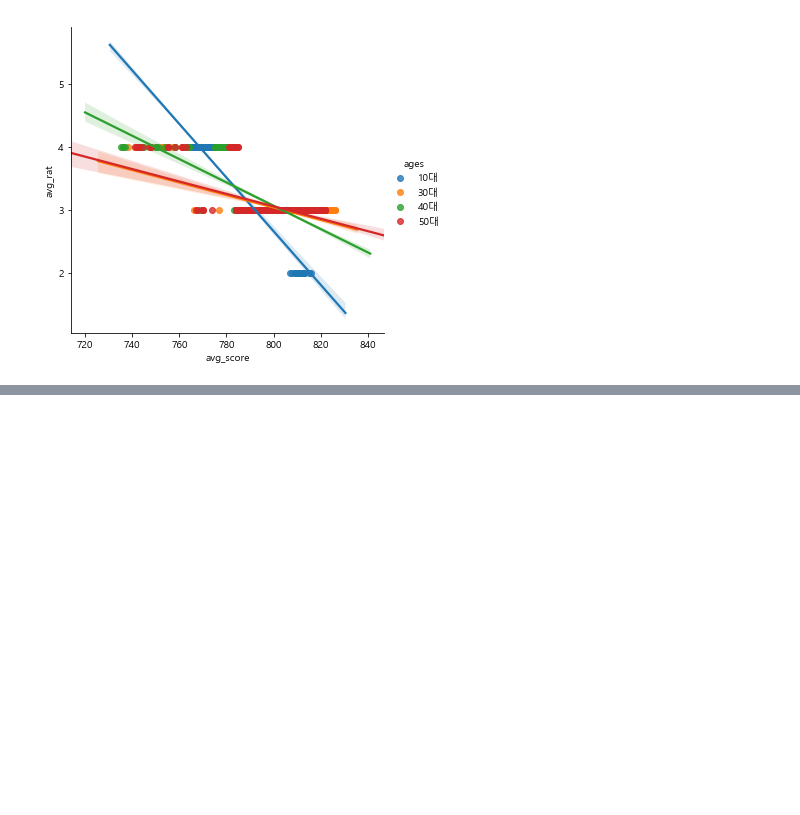
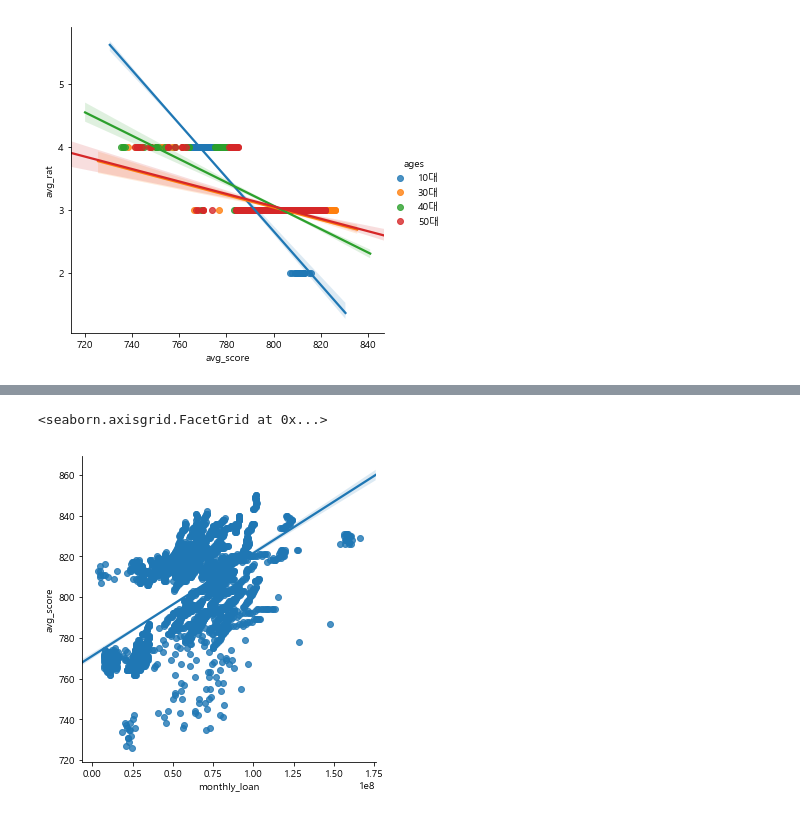
Before and after one commit to chickchick1044/TIL, a Jupyter notebook: 공모전/0627 신용등급별 분석.ipynb, the cells around one changed output, grey strips where cells are left out. Cells and saved outputs as stored; diff of their text form; code cells hidden in the pictures; blank space fills up the shorter version.

```diff
--- a/공모전/0627 신용등급별 분석.ipynb
+++ b/공모전/0627 신용등급별 분석.ipynb
@@ -162,0 +187,5 @@ def Linear_model(age_data):
+# %%
+sns.lmplot('monthly_loan', 'avg_score', data=data_by_loc)
+# %% [output]
+<seaborn.axisgrid.FacetGrid at 0x...>
+[figure, added]
```
Also changed, not shown: parts of 30 cells of this notebook, 5 other files.
